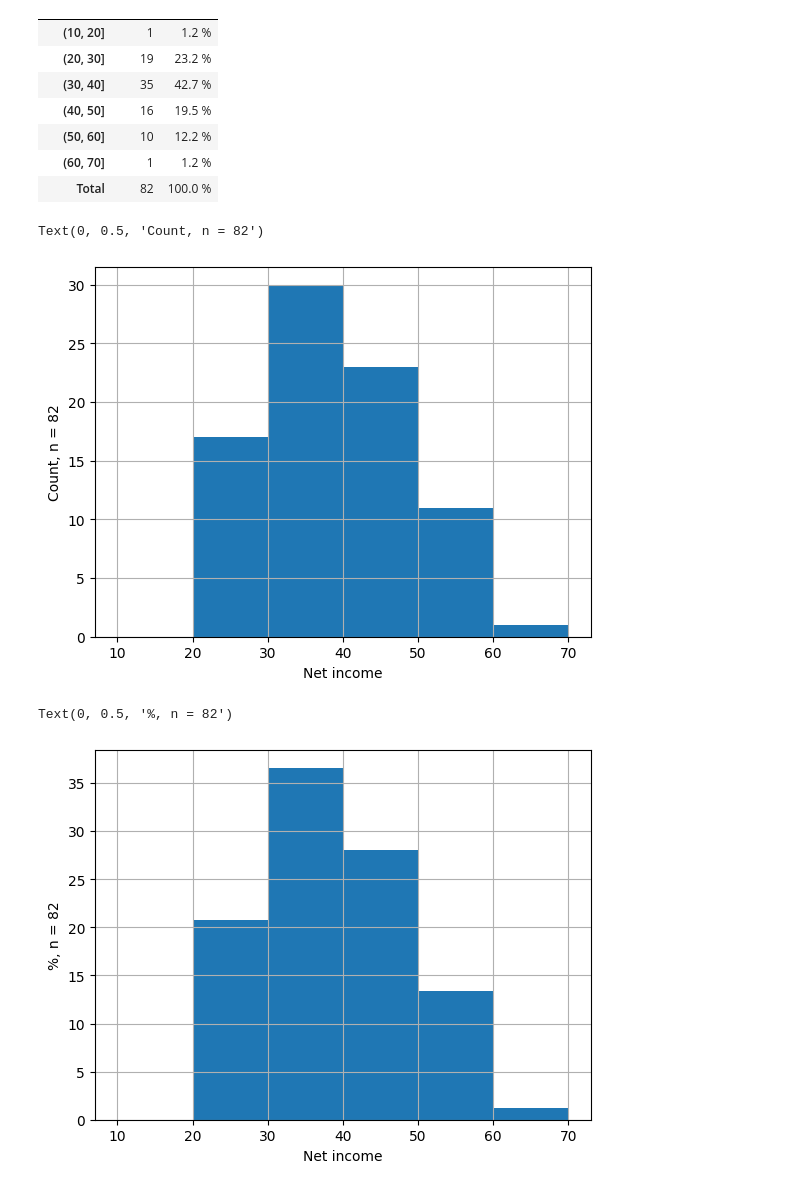
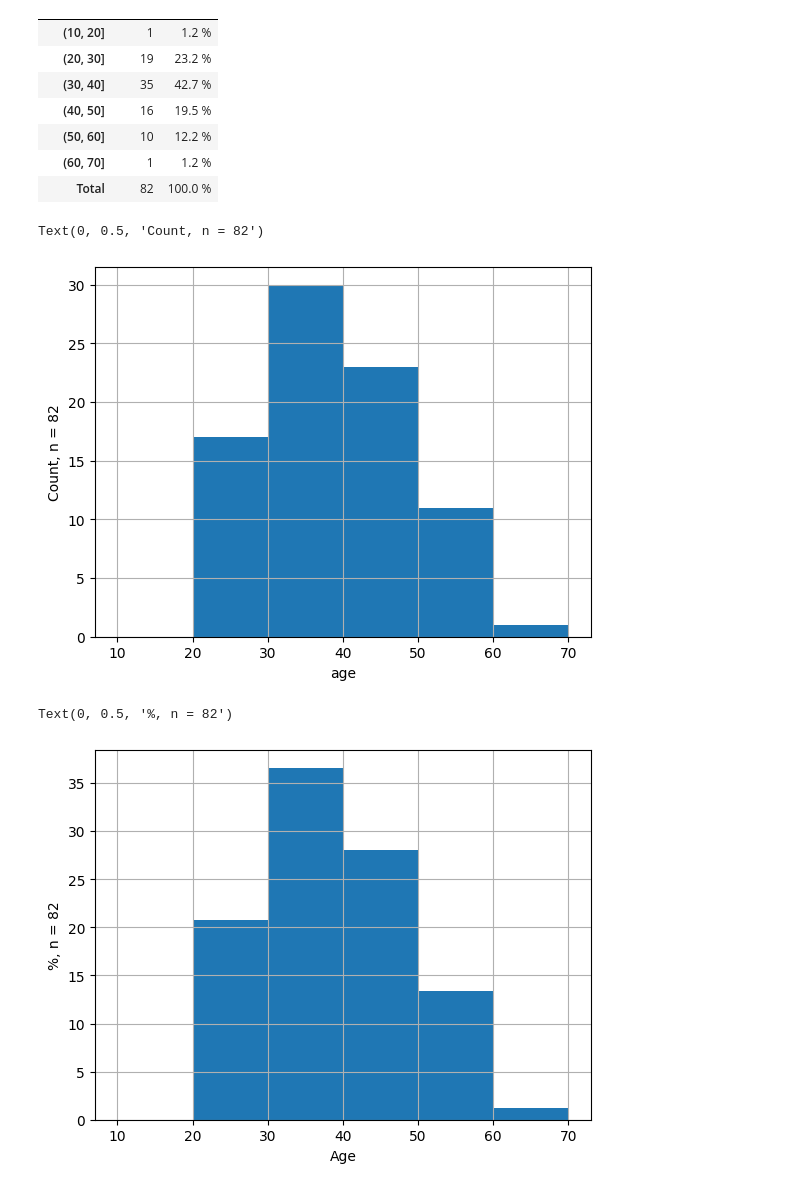
Before and after one commit to KatieRJ/BigDataProject, a Jupyter notebook: Assignment.ipynb, the cells around one changed output. Drawn from its saved outputs; the diff is of its cells as text; code cells hidden in the pictures.

```diff
--- a/Assignment.ipynb
+++ b/Assignment.ipynb
@@ -227,17 +227,17 @@ df3.style.format({'Count': '{:.0f}', '%': '{:.1f} %'})
 | Total | 82 | 100.0 % |
 # %%
 df['age'].hist(bins = bins)
-plt.xlabel('Net income')
+plt.xlabel('age')
 plt.ylabel('Count, n = ' + str(n))
 # %% [output]
 Text(0, 0.5, 'Count, n = 82')
-[figure, old version]
+[figure, new version]
 # %%
 df['age'].hist(bins = bins, weights = np.ones(n) / n * 100)
 
-plt.xlabel('Net income')
+plt.xlabel('Age')
 plt.ylabel('%, n = ' + str(n))
 # %% [output]
 Text(0, 0.5, '%, n = 82')
-[figure, old version]
+[figure, new version]
 # %%
```
Also changed, not shown: parts of 5 cells of this notebook.
